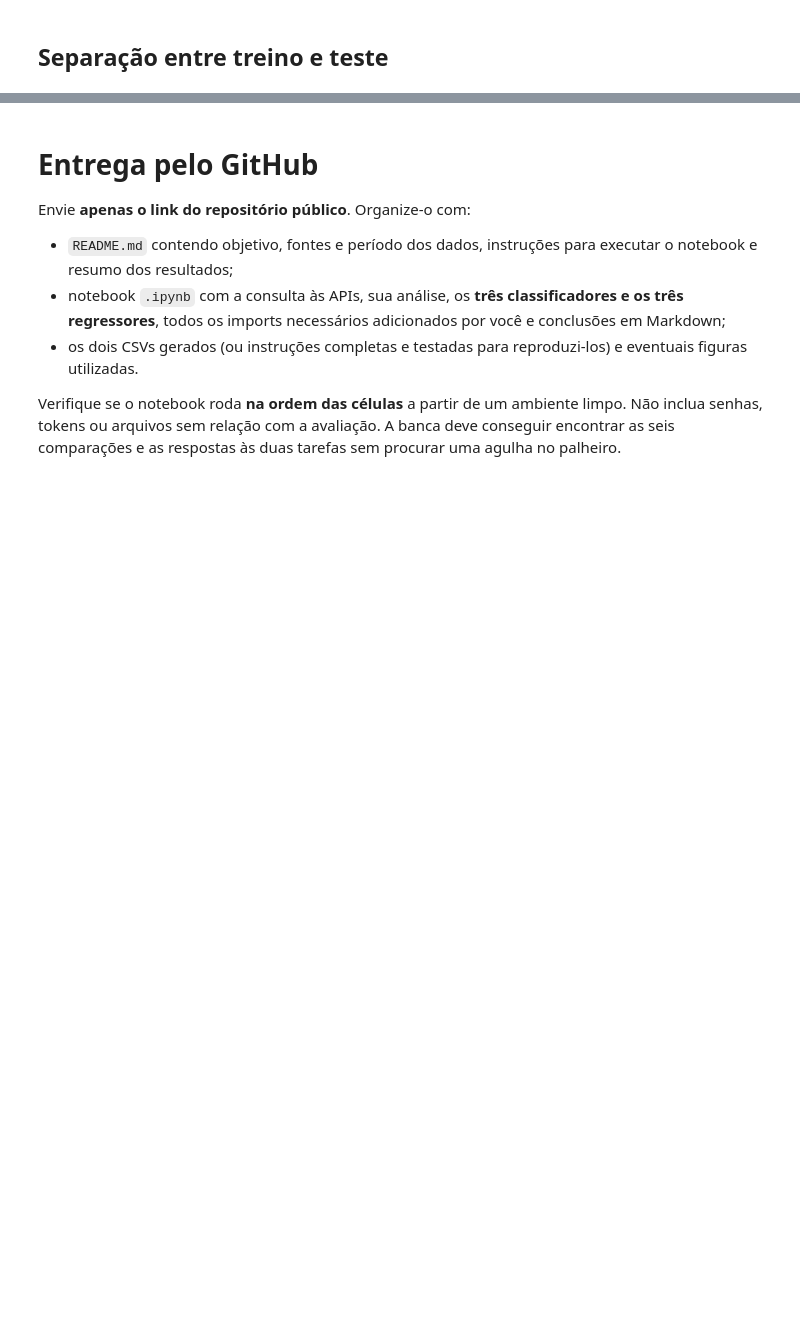
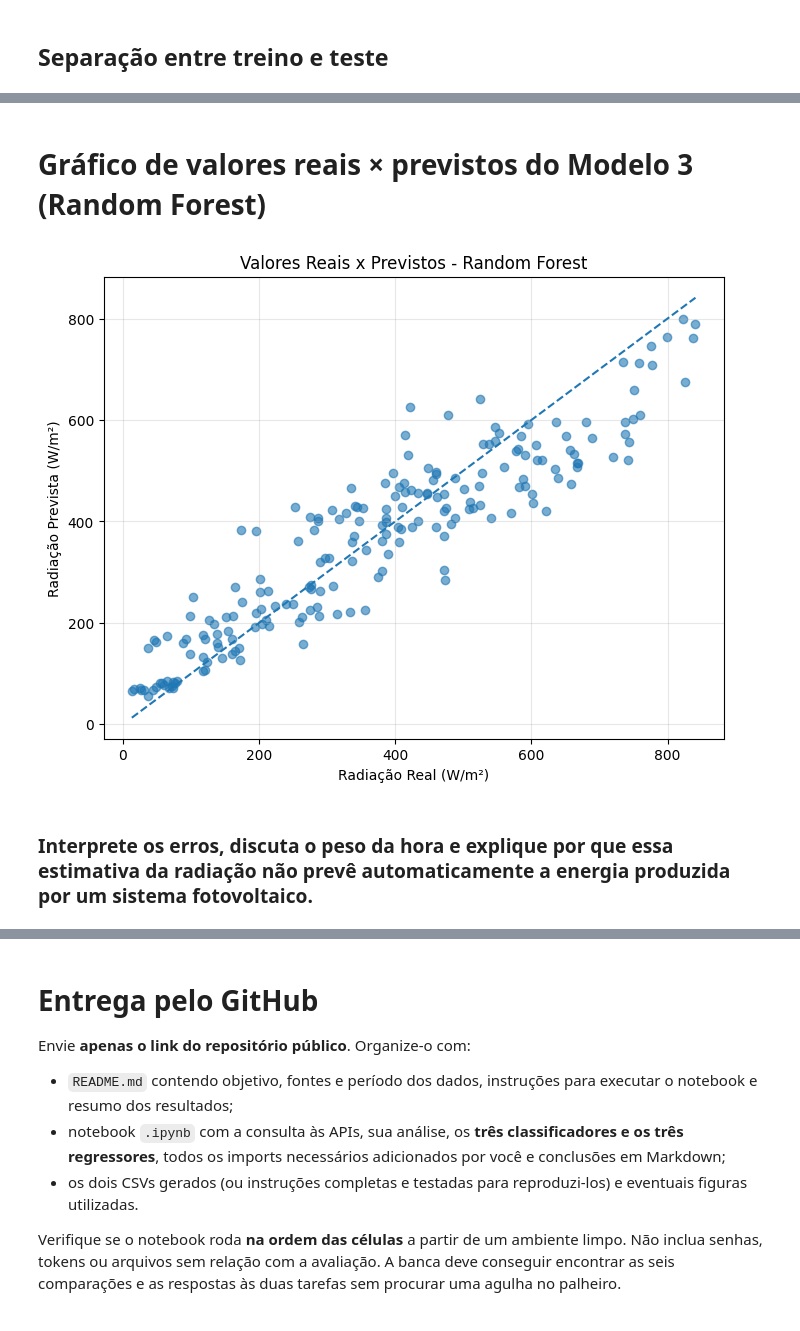
Before and after one commit to JunUehara56/CP5_SERS, a Jupyter notebook: Aula_APIs_Energia_Renovavel_ML.ipynb, the cells around one changed output, grey strips where cells are left out. Drawn from its saved outputs; the diff is of its cells as text; code cells hidden in the pictures; blank space fills up the shorter version.

```diff
--- a/Aula_APIs_Energia_Renovavel_ML.ipynb
+++ b/Aula_APIs_Energia_Renovavel_ML.ipynb
@@ -643,2 +670,14 @@ dtype: float64
 # %% [markdown]
 ## Separação entre treino e teste
+# %%
+# Separação temporal entre treino (80%) e teste (20%)
+corte = int(len(df) * 0.80)
+
+X_treino = X.iloc[:corte]
+X_teste = X.iloc[corte:]
+
+y_treino = y.iloc[:corte]
+y_teste = y.iloc[corte:]
+
+print(f"Treino: {X_treino.shape[0]} registros")
+print(f"Teste: {X_teste.shape[0]} registros")
@@ -655,0 +696,7 @@ dtype: float64
+# %%
+# Criação e treinamento do modelo Linear Regression
+modelo1_reg = LinearRegression()
+modelo1_reg.fit(X_treino, y_treino)
+
+# Geração das previsões para o Modelo 1
+y_pred1_reg = modelo1_reg.predict(X_teste)
@@ -655,0 +725,7 @@ dtype: float64
+# %%
+# Criação e treinamento do modelo Decision Tree Regressor
+modelo2_reg = DecisionTreeRegressor(random_state=42)
+modelo2_reg.fit(X_treino, y_treino)
+
+# Geração das previsões para o Modelo 2
+y_pred2_reg = modelo2_reg.predict(X_teste)
@@ -655,0 +755,7 @@ dtype: float64
+# %%
+# Criação e treinamento do modelo Random Forest Regressor
+modelo3_reg = RandomForestRegressor(random_state=42)
+modelo3_reg.fit(X_treino, y_treino)
+
+# Geração das previsões para o Modelo 3
+y_pred3_reg = modelo3_reg.predict(X_teste)
@@ -655,0 +808,16 @@ dtype: float64
+# %% [markdown]
+# Gráfico de valores reais × previstos do Modelo 3 (Random Forest)
+# %%
+# Gráfico de Valores reais x previstos - Random Forest
+plt.figure(figsize=(8, 6))
+plt.scatter(y_teste, y_pred3_reg, alpha=0.6)
+plt.plot([y_teste.min(), y_teste.max()], [y_teste.min(), y_teste.max()], '--')
+plt.xlabel('Radiação Real (W/m²)')
+plt.ylabel('Radiação Prevista (W/m²)')
+plt.title('Valores Reais x Previstos - Random Forest')
+plt.grid(alpha=0.3)
+plt.show()
+# %% [output]
+[figure, added]
+# %% [markdown]
+### Interprete os erros, discuta o peso da hora e explique por que essa estimativa da radiação **não prevê automaticamente a energia produzida** por um sistema fotovoltaico.
```
Also changed, not shown: parts of 30 cells of this notebook.
